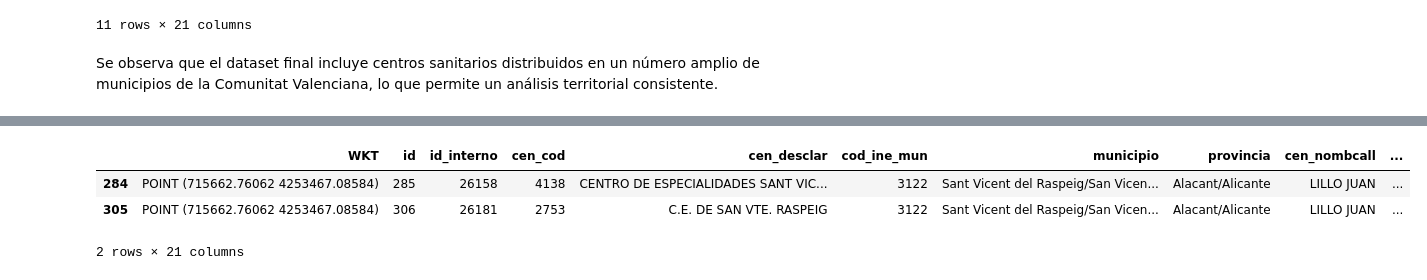
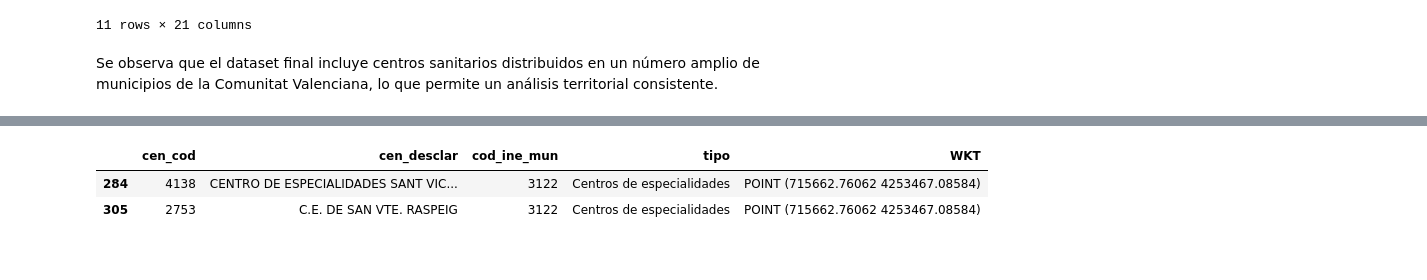
Before and after one commit to nt33/PRVD-Proyecto_Salud, a Jupyter notebook: 01-preprocesado/datos_centros_sanitarios.ipynb, the cells around one changed output, grey strips where cells are left out. Drawn from its saved outputs; the diff is of its cells as text; code cells hidden in the pictures.

Commit message:
Dataset de centros sanitarios preprocesado

```diff
--- a/01-preprocesado/datos_centros_sanitarios.ipynb
+++ b/01-preprocesado/datos_centros_sanitarios.ipynb
@@ -131,0 +144,3 @@ centros_raw.sample(5)
+# %%
+centros_clean = centros_raw[['cen_cod', 'cen_desclar', 'cod_ine_mun', 'tipo', 'WKT']]
+centros_clean.describe(include='all')
@@ -132,8 +168,7 @@ centros_raw.sample(5)
 # %%
 # Ver filas con wkt duplicados
-centros_raw[centros_raw.duplicated(subset=['WKT'], keep=False)]
+centros_clean[centros_clean.duplicated(subset=['WKT'], keep=False)]
 # %% [output]
-|  | WKT | id | id_interno | cen_cod | cen_desclar | cod_ine_mun | municipio | provincia | cen_nombcall | ... |
-| 284 | POINT (715662.76062 4253467.08584) | 285 | 26158 | 4138 | CENTRO DE ESPECIALIDADES SANT VIC... | 3122 | Sant Vicent del Raspeig/San Vicen... | Alacant/Alicante | LILLO JUAN | ... |
-| 305 | POINT (715662.76062 4253467.08584) | 306 | 26181 | 2753 | C.E. DE SAN VTE. RASPEIG | 3122 | Sant Vicent del Raspeig/San Vicen... | Alacant/Alicante | LILLO JUAN | ... |
+|  | cen_cod | cen_desclar | cod_ine_mun | tipo | WKT |
+| 284 | 4138 | CENTRO DE ESPECIALIDADES SANT VIC... | 3122 | Centros de especialidades | POINT (715662.76062 4253467.08584) |
+| 305 | 2753 | C.E. DE SAN VTE. RASPEIG | 3122 | Centros de especialidades | POINT (715662.76062 4253467.08584) |
-2 rows × 21 columns
```
Also changed, not shown: parts of 20 cells of this notebook, 1 other file.
